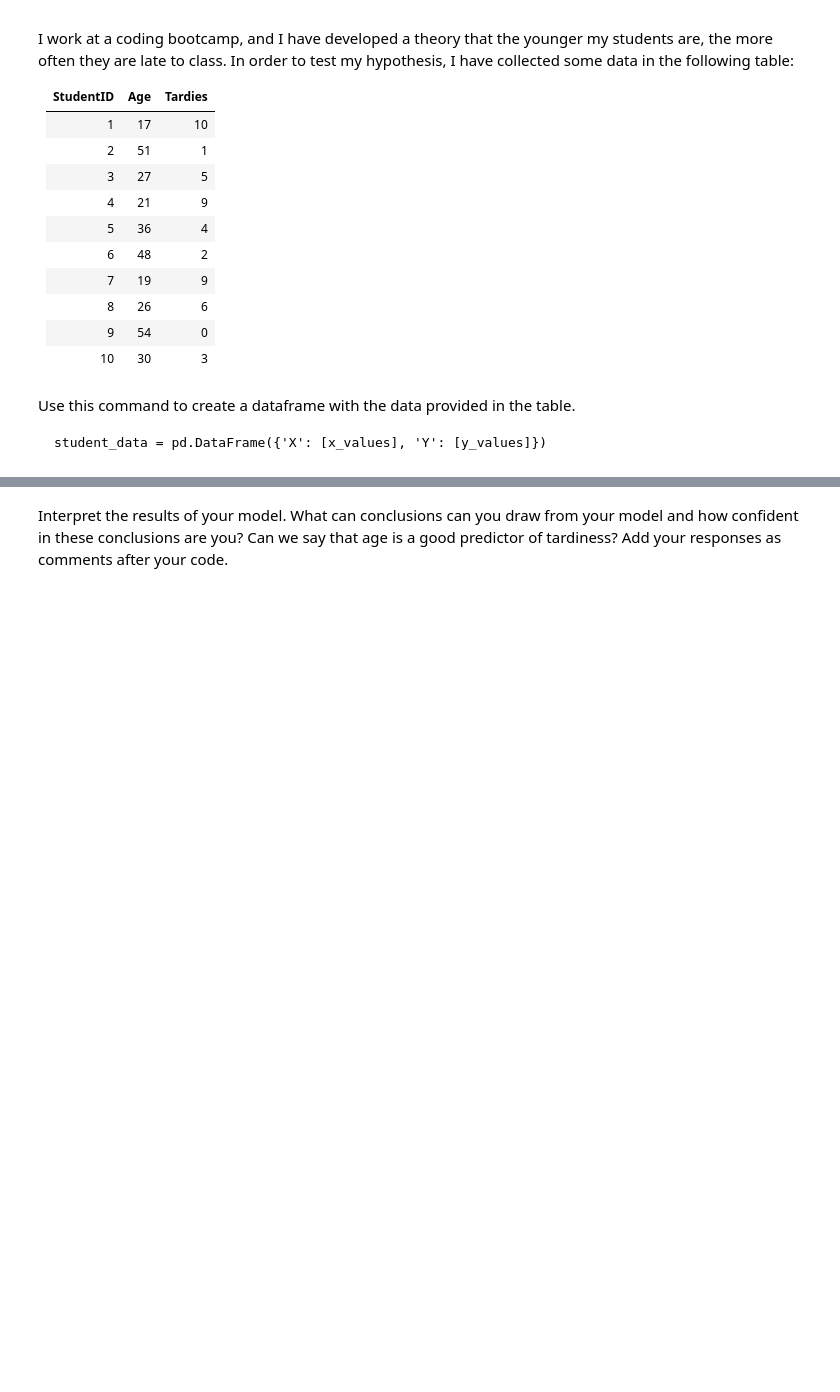
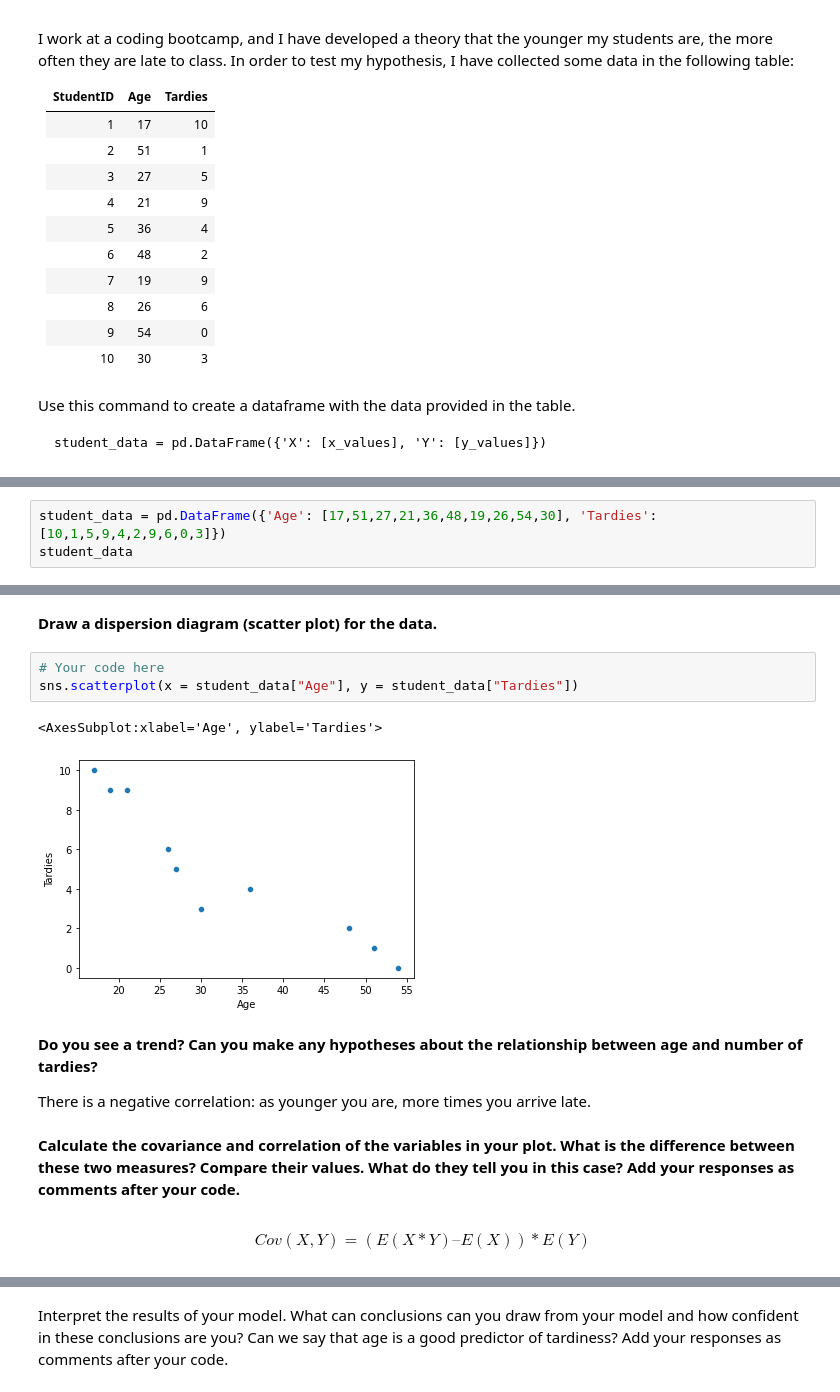
Before and after one commit to Ironhack-Data-Madrid-Enero-2021/lab-regression-analysis, a Jupyter notebook: your-code.ipynb, the cells around one changed output, grey strips where cells are left out. Cells and saved outputs as stored; diff of their text form; blank space fills up the shorter version.

```diff
--- a/your-code.ipynb
+++ b/your-code.ipynb
@@ -35,0 +41,3 @@ import matplotlib as plt
+# %%
+student_data = pd.DataFrame({'Age': [17,51,27,21,36,48,19,26,54,30], 'Tardies': [10,1,5,9,4,2,9,6,0,3]})
+student_data
@@ -35,0 +56,16 @@ import matplotlib as plt
+# %% [markdown]
+**Draw a dispersion diagram (scatter plot) for the data.**
+# %%
+# Your code here
+sns.scatterplot(x = student_data["Age"], y = student_data["Tardies"])
+# %% [output]
+<AxesSubplot:xlabel='Age', ylabel='Tardies'>
+[figure, added]
+# %% [markdown]
+**Do you see a trend? Can you make any hypotheses about the relationship between age and number of tardies?**
+
+There is a negative correlation: as younger you are, more times you arrive late.
+# %% [markdown]
+**Calculate the covariance and correlation of the variables in your plot. What is the difference between these two measures? Compare their values. What do they tell you in this case? Add your responses as comments after your code.**
+# %% [markdown]
+$$Cov (X, Y) = (E(X * Y) – E(X)) * E(Y)$$
```
Also changed, not shown: parts of 41 cells of this notebook.
